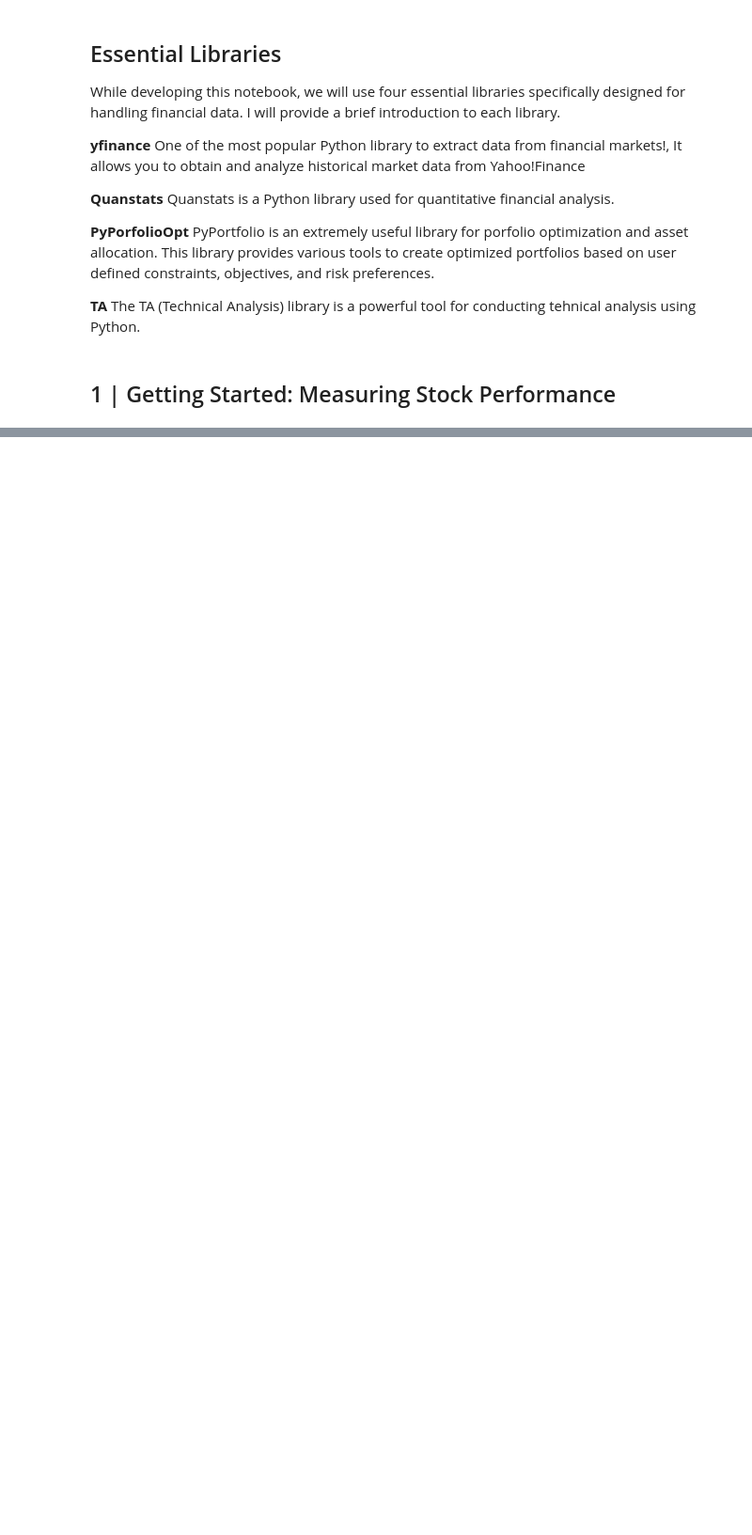
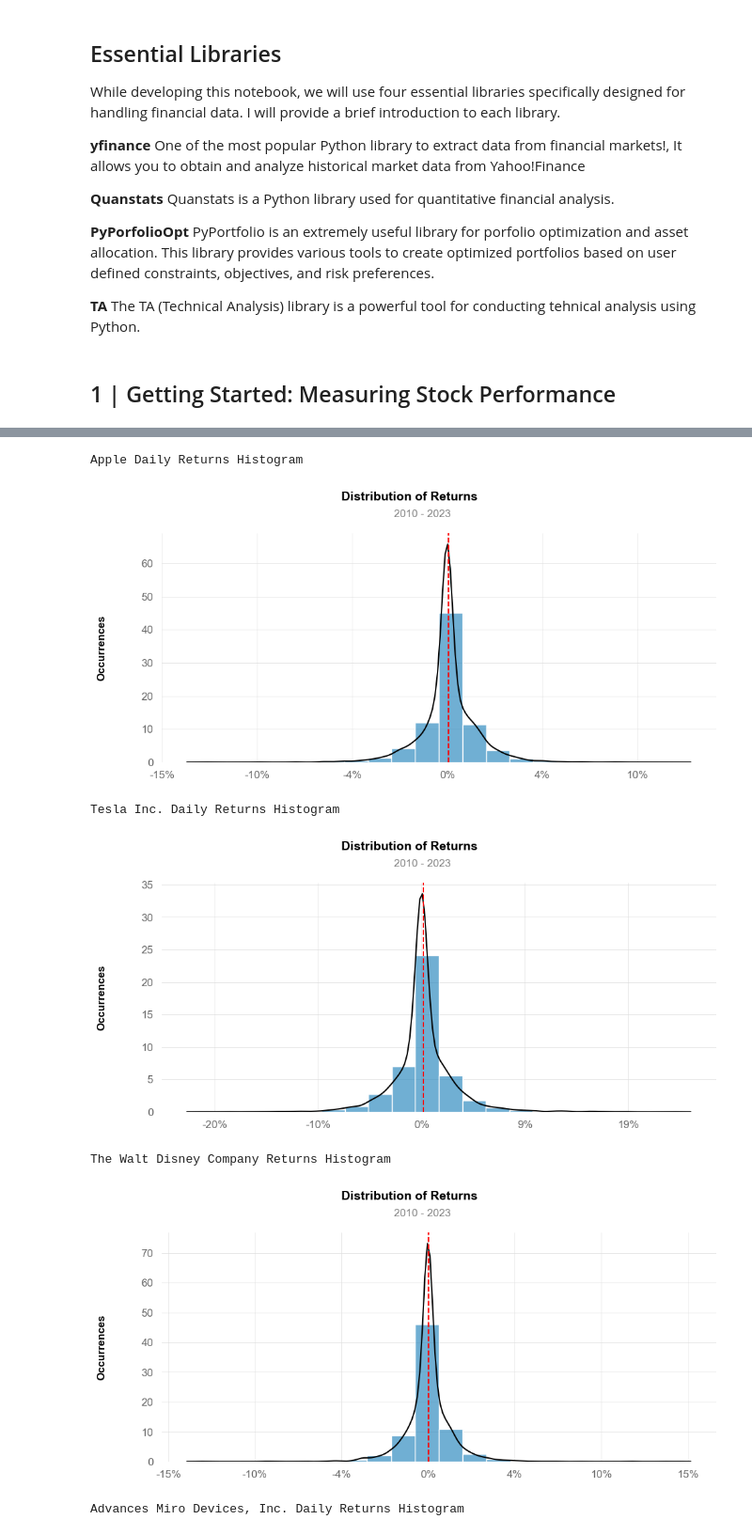
Before and after one commit to Avivar101/data-science-projects, a Jupyter notebook: data science in financial maekets/main.ipynb, the cells around one changed output, grey strips where cells are left out. Shown at 94% size. Cells and saved outputs as stored; diff of their text form; code cells hidden in the pictures; blank space fills up the shorter version.

```diff
--- a/data science in financial maekets/main.ipynb
+++ b/data science in financial maekets/main.ipynb
@@ -152,0 +277,22 @@ warnings.filterwarnings("ignore")
+# %%
+# Plotting histograms for dialy returns
+print('\n')
+print('\nApple Daily Returns Histogram')
+qs.plots.histogram(aapl, resample = 'D')
+print('\n')
+print('\nTesla Inc. Daily Returns Histogram')
+qs.plots.histogram(tsla, resample = 'D')
+print('\n')
+print('\nThe Walt Disney Company Returns Histogram')
+qs.plots.histogram(dis, resample = 'D')
+print('\n')
+print('\nAdvances Miro Devices, Inc. Daily Returns Histogram')
+qs.plots.histogram(amd, resample = 'D')
+# %% [output]
+Apple Daily Returns Histogram
+[figure, added]
+Tesla Inc. Daily Returns Histogram
+[figure, added]
+The Walt Disney Company Returns Histogram
+[figure, added]
+Advances Miro Devices, Inc. Daily Returns Histogram
```
Also changed, not shown: parts of 90 cells of this notebook.
